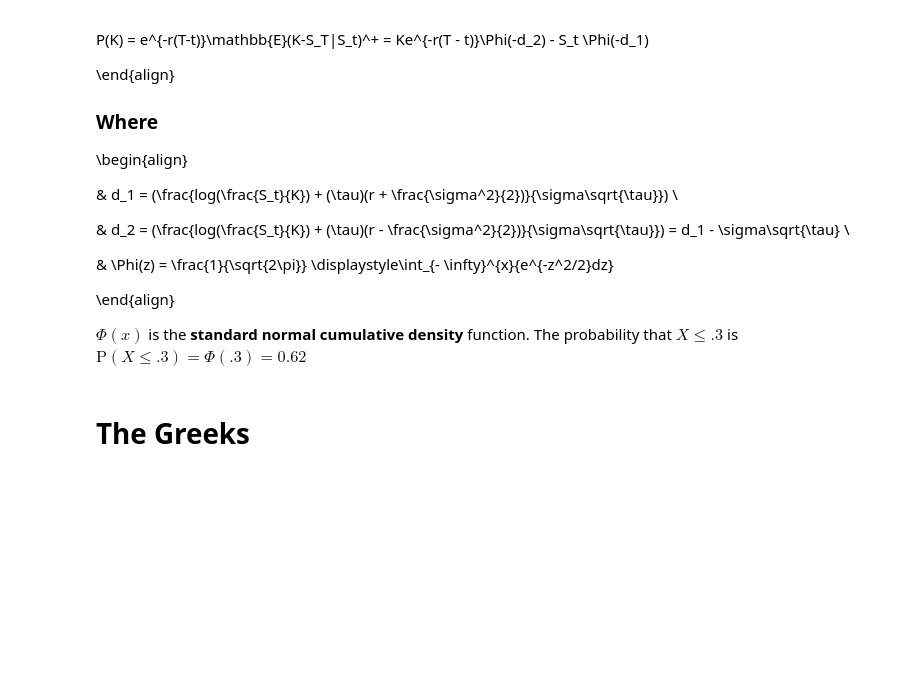
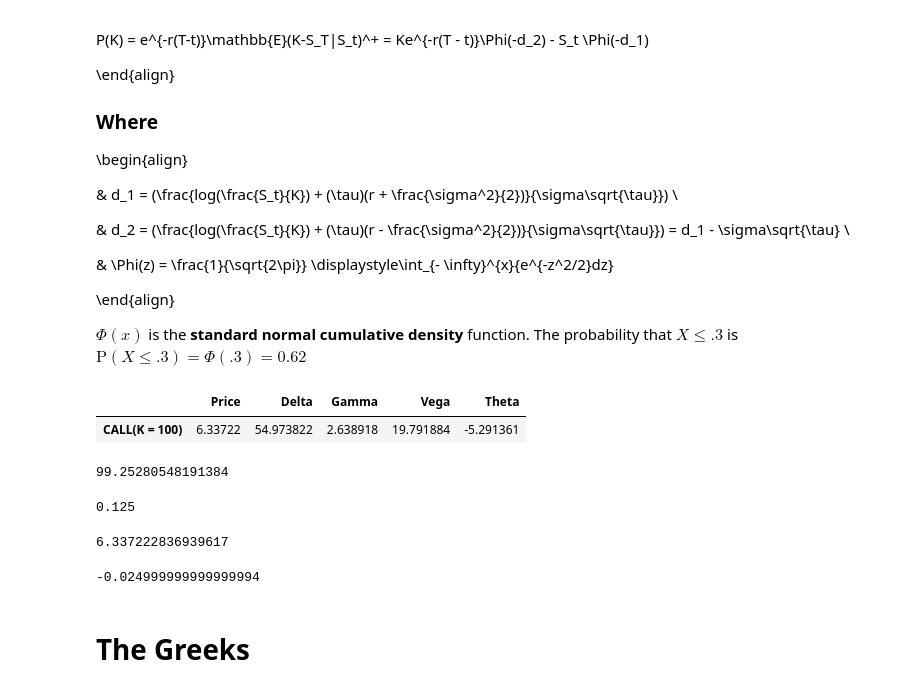
Before and after one commit to dcstein22/Trading_Math, a Jupyter notebook: Derivative_Strategies.ipynb, the cells around one changed output. Drawn from its saved outputs; the diff is of its cells as text; code cells hidden in the pictures; blank space fills up the shorter version.

```diff
--- a/Derivative_Strategies.ipynb
+++ b/Derivative_Strategies.ipynb
@@ -192,4 +199,31 @@ class Option_Pricer:
         return df
+# %%
+k1 = 100
+T1 = 1/4
+s1 = 100
+sig1 = .3
+r1 = .03
+callE = Option_Pricer(CALL(S0=s1, K= k1, R = r1,Sigma=sig1,T = T1 ))
+callE.return_values()
+# %% [output]
+|  | Price | Delta | Gamma | Vega | Theta |
+| CALL(K = 100) | 6.33722 | 54.973822 | 2.638918 | 19.791884 | -5.291361 |
+# %%
+callE.pv()
+# %% [output]
+99.25280548191384
+# %%
+callE.d1()
+# %% [output]
+0.125
+# %%
+100*stats.norm.cdf(0.125) - 99.2528*stats.norm.cdf(-.025)
+# %% [output]
+6.337222836939617
+# %%
+callE.d2()
+# %% [output]
+-0.024999999999999994
 # %%
 S0 = np.linspace(80,120)
 K = 100
```
Also changed, not shown: parts of 4 cells of this notebook.
